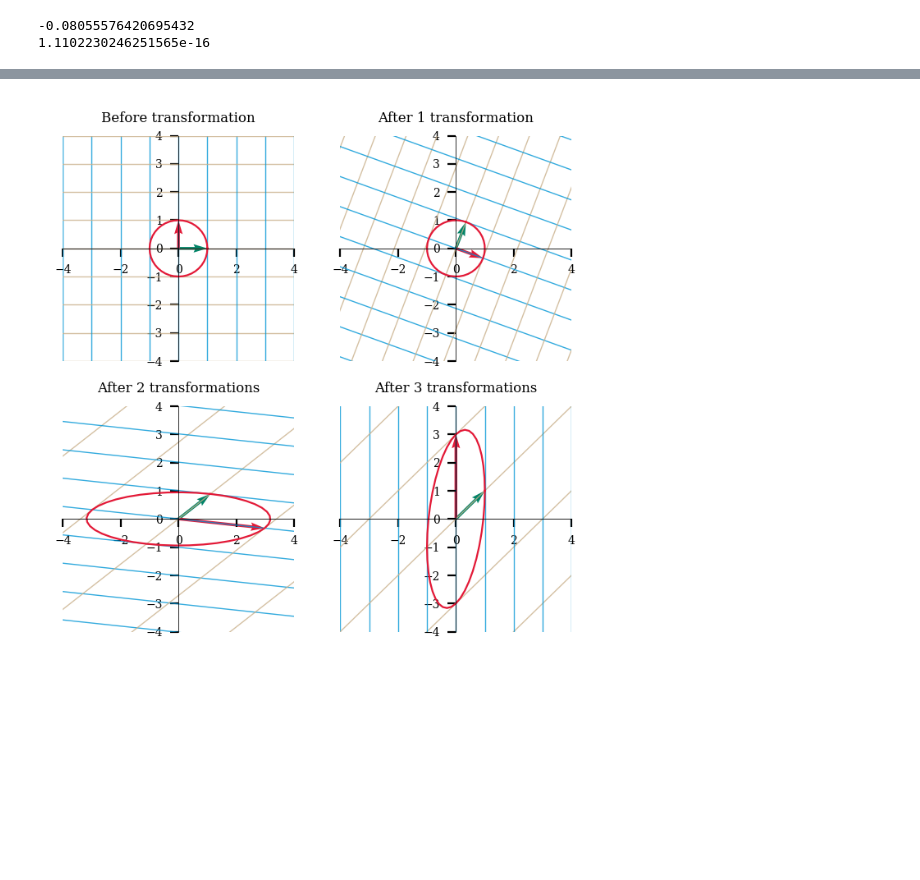
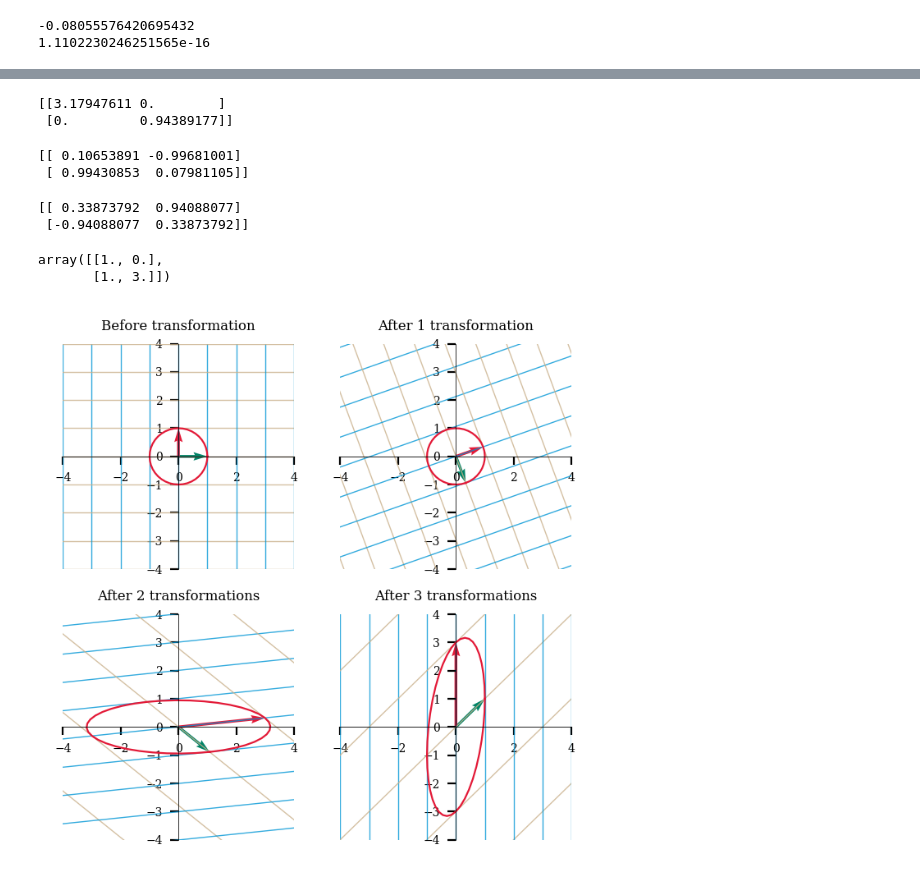
Before and after one commit to engineersCode/EngComp4_landlinear, a Jupyter notebook: notebook_en/04_SVD.ipynb, the cells around one changed output, grey strips where cells are left out. Cells and saved outputs as stored; diff of their text form; code cells hidden in the pictures; blank space fills up the shorter version.

```diff
--- a/notebook_en/04_SVD.ipynb
+++ b/notebook_en/04_SVD.ipynb
@@ -59,6 +106,35 @@ print(major_before.dot(minor_before))
+# %%
+s1 = numpy.linalg.norm(major)
+s2 = numpy.linalg.norm(minor)
+S = numpy.diag([s1, s2])
+print(S)
+# %% [output]
+[[3.17947611 0.        ]
+ [0.         0.94389177]]
+# %%
+u1 = major / s1
+u2 = minor / s2
+U = numpy.transpose(numpy.vstack((u1,u2)))
+print(U)
+# %% [output]
+[[ 0.10653891 -0.99681001]
+ [ 0.99430853  0.07981105]]
+# %%
+v1 = major_before
+v2 = minor_before
+VT = numpy.vstack((v1,v2))
+print(VT)
+# %% [output]
+[[ 0.33873792  0.94088077]
+ [-0.94088077  0.33873792]]
+# %%
+U @ S @ VT
+# %% [output]
+array([[1., 0.],
+       [1., 3.]])
+# %%
+plot_linear_transformations(VT, S, U, unit_circle=True)
+# %% [output]
+[figure, added]
 # %%
 U, S, VT = numpy.linalg.svd(A)
-# %%
-plot_linear_transformations(VT, numpy.diag(S), U, unit_circle='on')
-# %% [output]
-[figure, removed]
```
Also changed, not shown: parts of 1 cell of this notebook.
